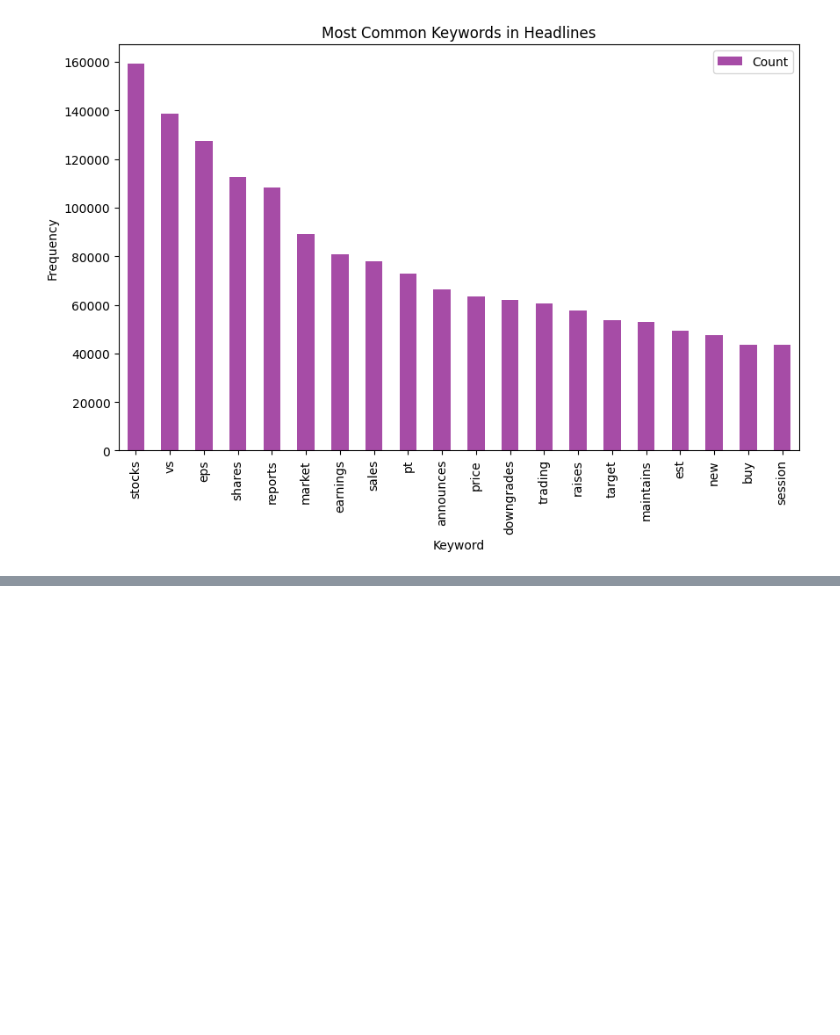
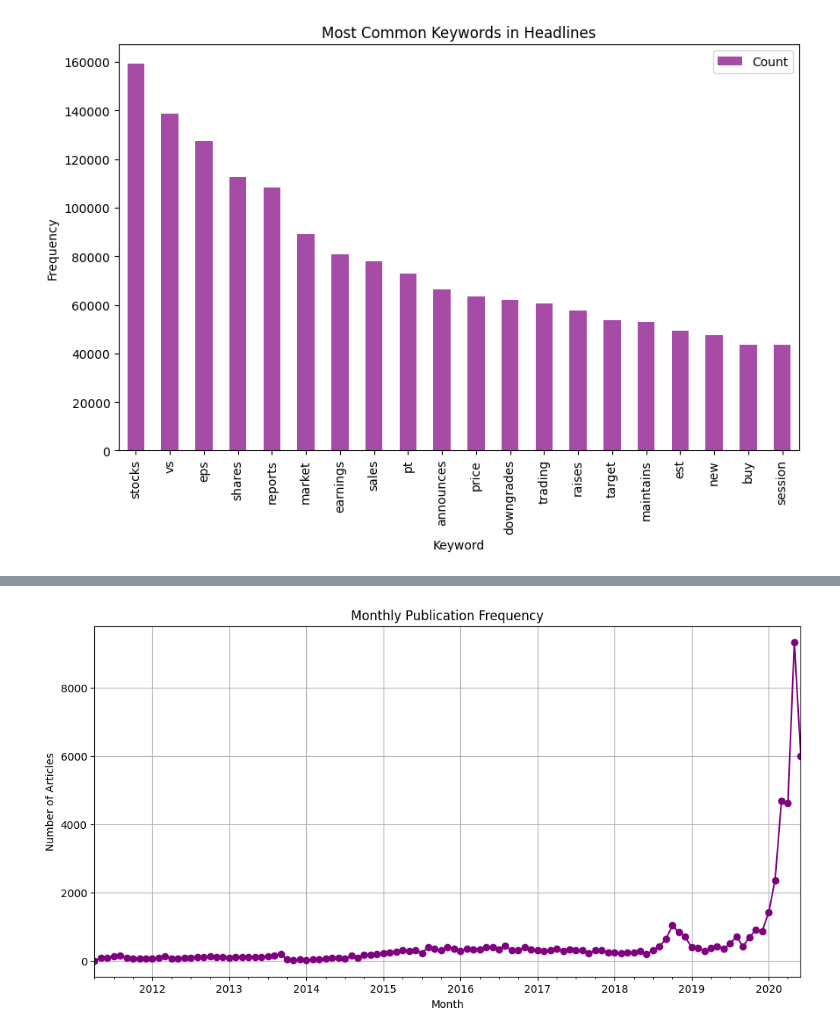
Before and after one commit to Nahom-ketsela/kaim-week-01, a Jupyter notebook: notebooks/FNSPID_Analysis.ipynb, the cells around one changed output, grey strips where cells are left out. Saved outputs shown, nothing was run; the diff lists cells and outputs as text; code cells hidden in the pictures; blank space fills up the shorter version.

Commit message:
Time Series Analysis done.

```diff
--- a/notebooks/FNSPID_Analysis.ipynb
+++ b/notebooks/FNSPID_Analysis.ipynb
@@ -386,0 +428,20 @@ plt.show()
+# %%
+import matplotlib.pyplot as plt
+import pandas as pd
+
+# Ensure the 'date' column is in datetime format
+df['date'] = pd.to_datetime(df['date'])
+
+# Group by month and count publications
+monthly_publications = df['date'].dt.to_period('M').value_counts().sort_index()
+
+# Plot publication frequency over time
+plt.figure(figsize=(12, 6))
+monthly_publications.plot(kind='line', marker='o', color='purple')
+plt.title('Monthly Publication Frequency')
+plt.xlabel('Month')
+plt.ylabel('Number of Articles')
+plt.grid(True)
+plt.show()
+# %% [output]
+[figure, added]
```
Also changed, not shown: parts of 6 cells of this notebook.
